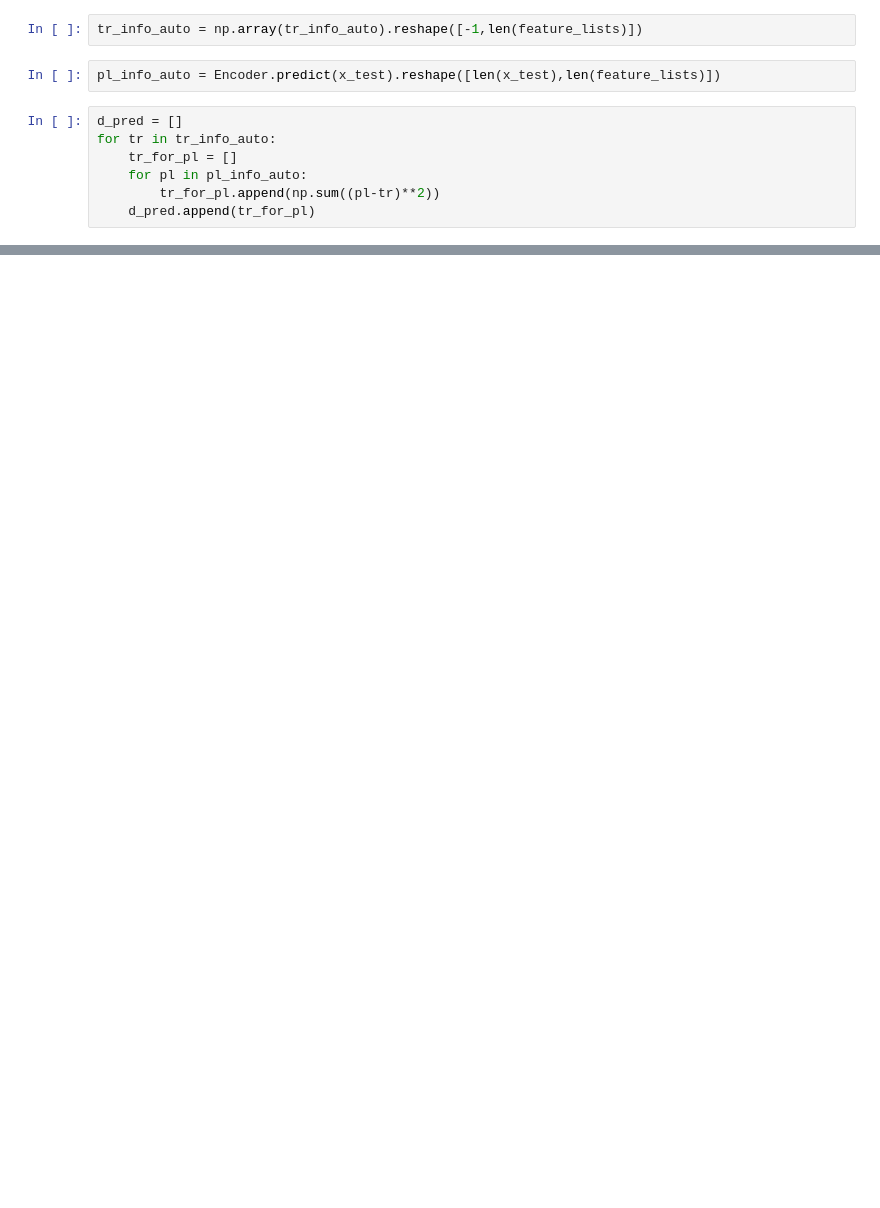
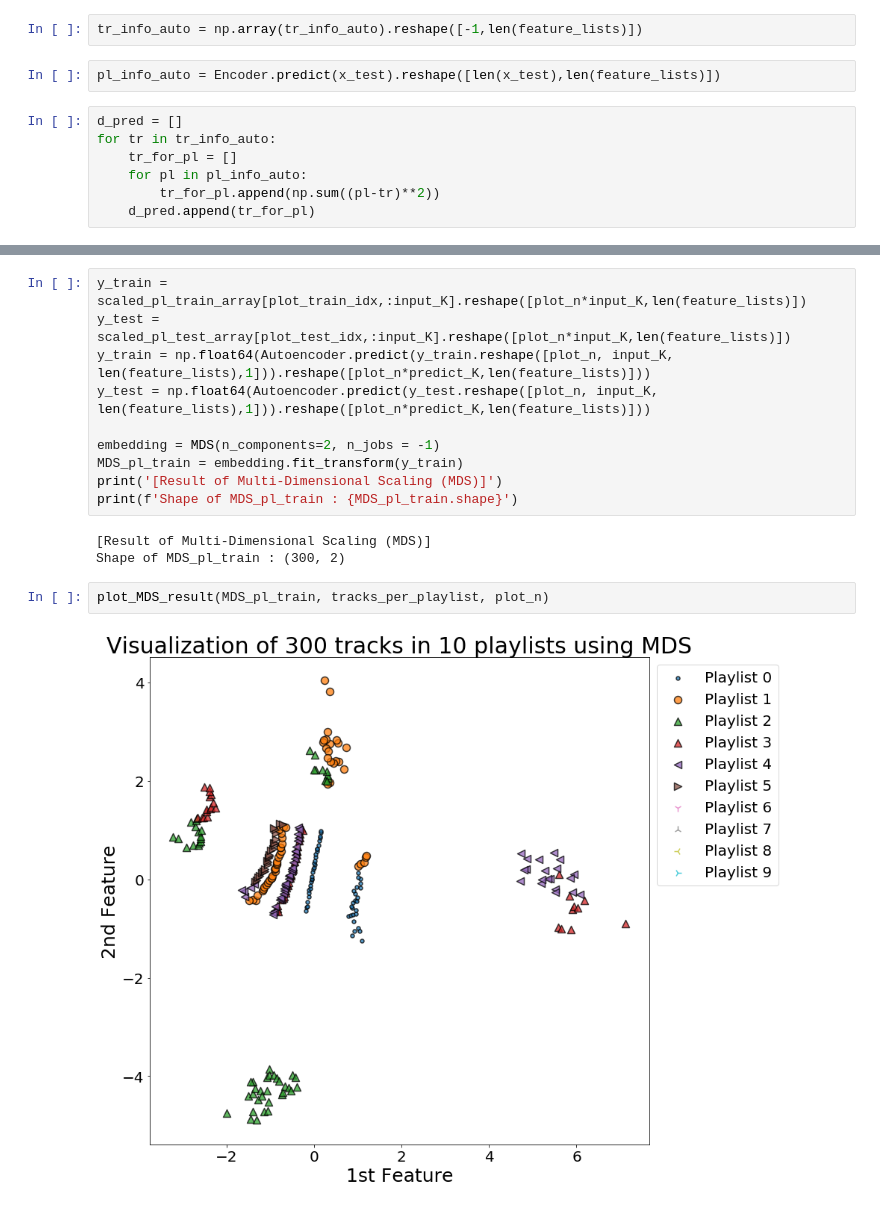
Before and after one commit to slee25/AC209A_SpotifyGroup30, a Jupyter notebook: notebooks/project_spotify_model.ipynb, the cells around one changed output, grey strips where cells are left out. Saved outputs shown, nothing was run; the diff lists cells and outputs as text; blank space fills up the shorter version.

```diff
--- a/notebooks/project_spotify_model.ipynb
+++ b/notebooks/project_spotify_model.ipynb
@@ -530,0 +612,17 @@ scaled_tr_train_df.shape
+# %%
+y_train = scaled_pl_train_array[plot_train_idx,:input_K].reshape([plot_n*input_K,len(feature_lists)])
+y_test = scaled_pl_test_array[plot_test_idx,:input_K].reshape([plot_n*input_K,len(feature_lists)])
+y_train = np.float64(Autoencoder.predict(y_train.reshape([plot_n, input_K, len(feature_lists),1])).reshape([plot_n*predict_K,len(feature_lists)]))
+y_test = np.float64(Autoencoder.predict(y_test.reshape([plot_n, input_K, len(feature_lists),1])).reshape([plot_n*predict_K,len(feature_lists)]))
+
+embedding = MDS(n_components=2, n_jobs = -1)
+MDS_pl_train = embedding.fit_transform(y_train)
+print('[Result of Multi-Dimensional Scaling (MDS)]')
+print(f'Shape of MDS_pl_train : {MDS_pl_train.shape}')
+# %% [output]
+[Result of Multi-Dimensional Scaling (MDS)]
+Shape of MDS_pl_train : (300, 2)
+# %%
+plot_MDS_result(MDS_pl_train, tracks_per_playlist, plot_n)
+# %% [output]
+[figure, added]
```
Also changed, not shown: parts of 58 cells of this notebook.
